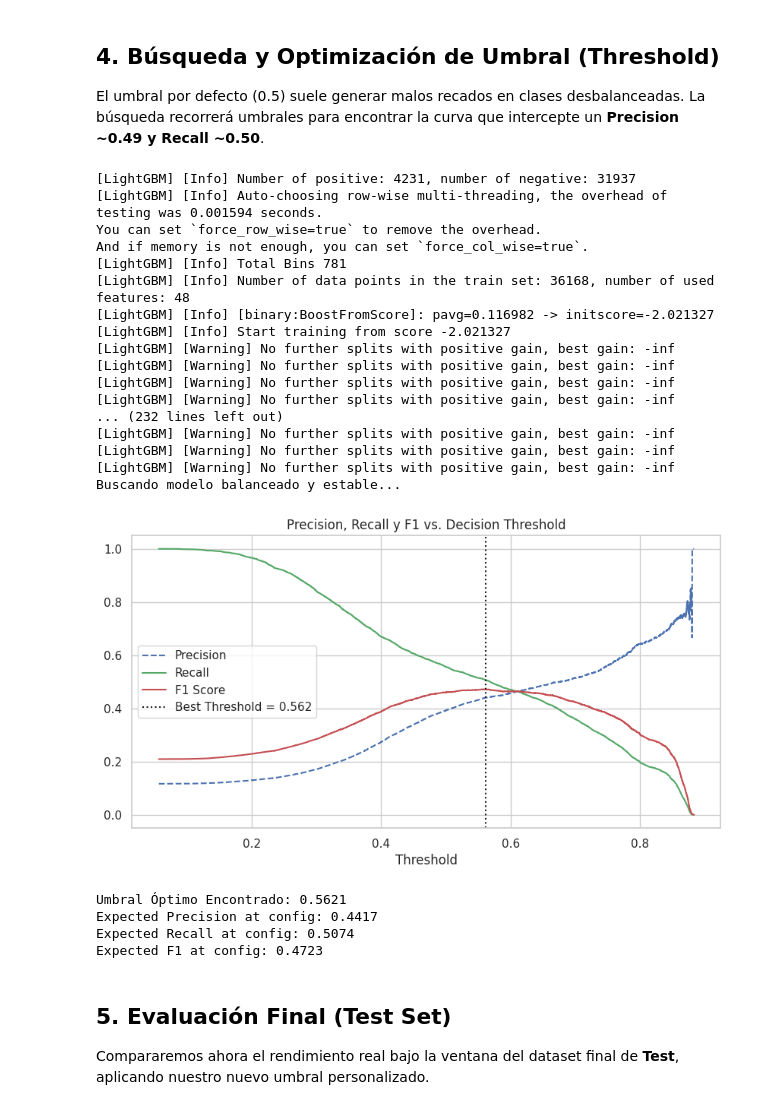
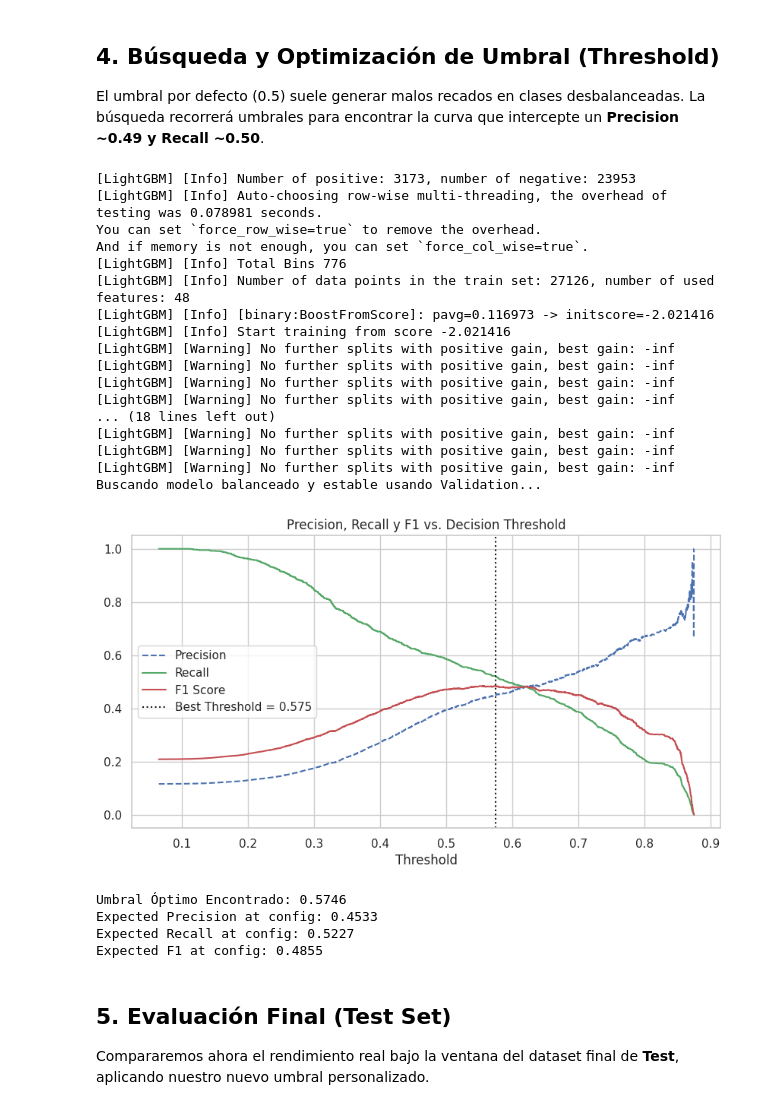
Before and after one commit to mahoyos/machine-learning-project, a Jupyter notebook: notebooks/07_balanced_LightGBM.ipynb, the cells around one changed output. Cells and saved outputs as stored; diff of their text form; code cells hidden in the pictures.

```diff
--- a/notebooks/07_balanced_LightGBM.ipynb
+++ b/notebooks/07_balanced_LightGBM.ipynb
@@ -49,17 +47,24 @@ Calcularemos la proporción de desbalance para indicarle a `LightGBM` cuánto de
 # Cargar datos desde UCI directamente eliminando 'duration'
 X, y = load_bank_data(drop_duration=True)
 
-# Splits estratificados
-X_train, X_test, y_train, y_test = train_test_split(
+# Split en tres partes: Train / Validation / Test (estratificado)
+# 1) Separar Test (20%) y el resto (80%)
+X_temp, X_test, y_temp, y_test = train_test_split(
     X, y, test_size=0.2, random_state=42, stratify=y
 )
 
-# Cálculo del scale_pos_weight = negativos / positivos
+# 2) Separar el resto en Train (75% de temp -> 60% total) y Val (25% de temp -> 20% total)
+X_train, X_val, y_train, y_val = train_test_split(
+    X_temp, y_temp, test_size=0.25, random_state=42, stratify=y_temp
+)
+
+# Cálculo del scale_pos_weight = negativos / positivos usando solo Train
 negativos = (y_train == 0).sum()
 positivos = (y_train == 1).sum()
 scale_pos_weight = negativos / positivos
 
 print(f"Dimensión Train: {X_train.shape}")
+print(f"Dimensión Validation: {X_val.shape}")
 print(f"Dimensión Test:  {X_test.shape}")
 print(f"Proporción de clase positiva en Train: {positivos/len(y_train):.2%}")
 print(f"Calculado scale_pos_weight: {scale_pos_weight:.2f}")
@@ -393,54 +437,51 @@ def find_best_threshold(y_true, y_prob):
     plt.title('Precision, Recall y F1 vs. Decision Threshold')
     plt.xlabel('Threshold')
     plt.legend(loc='best')
     plt.grid(True)
     plt.show()
 
     print(f"Umbral Óptimo Encontrado: {best_threshold:.4f}")
     print(f"Expected Precision at config: {precisions[best_idx]:.4f}")
     print(f"Expected Recall at config: {recalls[best_idx]:.4f}")
     print(f"Expected F1 at config: {best_f1:.4f}")
 
     return best_threshold
 
 # Entrenamos el modelo final con los mejores hiperparámetros de Optuna
 best_lgbm = LGBMClassifier(**study.best_params, scale_pos_weight=scale_pos_weight, random_state=42, n_jobs=-1)
 final_pipeline = create_pipeline(estimator=best_lgbm)
 
-# Ajuste sobre todos los datos de Train
+# Ajuste sobre los datos de Train
 final_pipeline.fit(X_train, y_train)
 
-# Calculamos el Umbral ideal basado en Data de Entrenamiento (para evitar fugar información usando Test)
-# Opcional: Podría calcularse con Train-CV, pero entrenar predict_proba suele comportar sesgo si no usamos cross_val_predict
-y_train_proba = cross_val_predict(
-    final_pipeline, X_train, y_train, cv=5, method='predict_proba'
-)[:, 1]
+# Seleccionar el umbral usando el conjunto de VALIDACIÓN (X_val) para evitar sesgos hacia Test
+y_val_proba = final_pipeline.predict_proba(X_val)[:, 1]
 
-print("Buscando modelo balanceado y estable...")
-optimal_threshold = find_best_threshold(y_train, y_train_proba)
+print("Buscando modelo balanceado y estable usando Validation...")
+optimal_threshold = find_best_threshold(y_val, y_val_proba)
 # %% [output]
-[LightGBM] [Info] Number of positive: 4231, number of negative: 31937
-[LightGBM] [Info] Auto-choosing row-wise multi-threading, the overhead of testing was 0.001594 seconds.
+[LightGBM] [Info] Number of positive: 3173, number of negative: 23953
+[LightGBM] [Info] Auto-choosing row-wise multi-threading, the overhead of testing was 0.078981 seconds.
 You can set `force_row_wise=true` to remove the overhead.
 And if memory is not enough, you can set `force_col_wise=true`.
-[LightGBM] [Info] Total Bins 781
-[LightGBM] [Info] Number of data points in the train set: 36168, number of used features: 48
-[LightGBM] [Info] [binary:BoostFromScore]: pavg=0.116982 -> initscore=-2.021327
-[LightGBM] [Info] Start training from score -2.021327
+[LightGBM] [Info] Total Bins 776
+[LightGBM] [Info] Number of data points in the train set: 27126, number of used features: 48
+[LightGBM] [Info] [binary:BoostFromScore]: pavg=0.116973 -> initscore=-2.021416
+[LightGBM] [Info] Start training from score -2.021416
 [LightGBM] [Warning] No further splits with positive gain, best gain: -inf
 [LightGBM] [Warning] No further splits with positive gain, best gain: -inf
 [LightGBM] [Warning] No further splits with positive gain, best gain: -inf
 [LightGBM] [Warning] No further splits with positive gain, best gain: -inf
-... (232 lines left out)
+... (18 lines left out)
 [LightGBM] [Warning] No further splits with positive gain, best gain: -inf
 [LightGBM] [Warning] No further splits with positive gain, best gain: -inf
 [LightGBM] [Warning] No further splits with positive gain, best gain: -inf
-Buscando modelo balanceado y estable...
+Buscando modelo balanceado y estable usando Validation...
-[figure, old version]
+[figure, new version]
-Umbral Óptimo Encontrado: 0.5621
-Expected Precision at config: 0.4417
-Expected Recall at config: 0.5074
-Expected F1 at config: 0.4723
+Umbral Óptimo Encontrado: 0.5746
+Expected Precision at config: 0.4533
+Expected Recall at config: 0.5227
+Expected F1 at config: 0.4855
 # %% [markdown]
 ## 5. Evaluación Final (Test Set)
 
```
Also changed, not shown: parts of 10 cells of this notebook, 1 other file.
